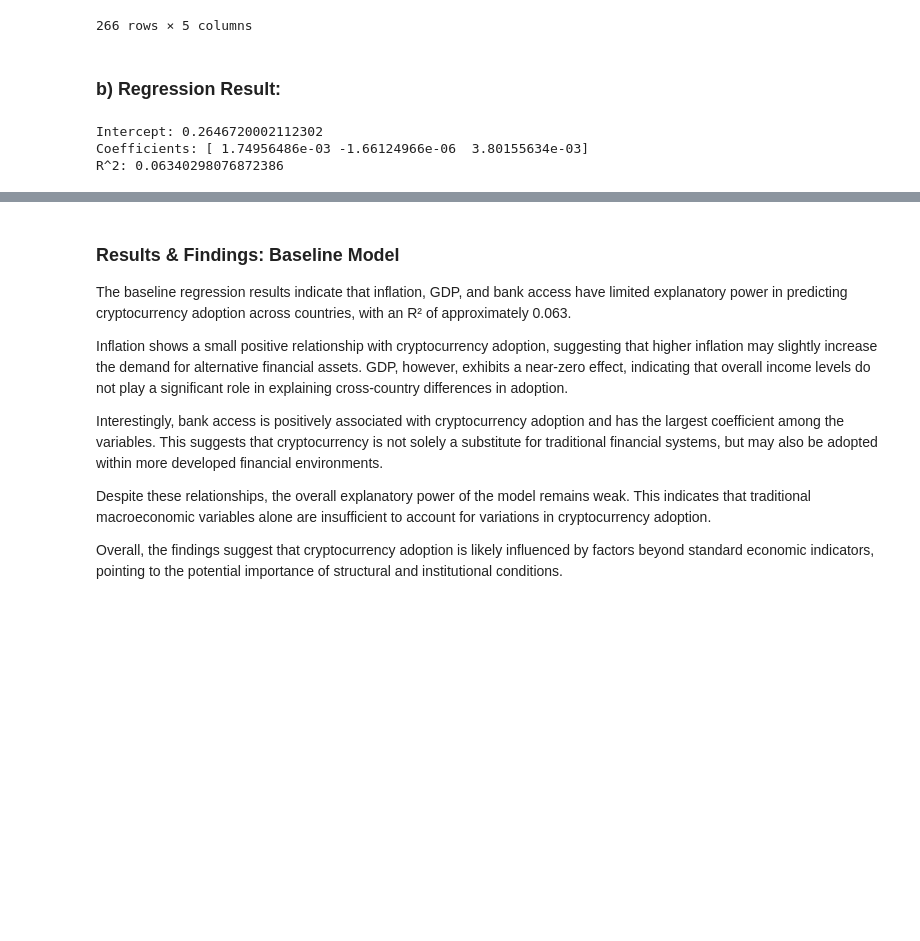
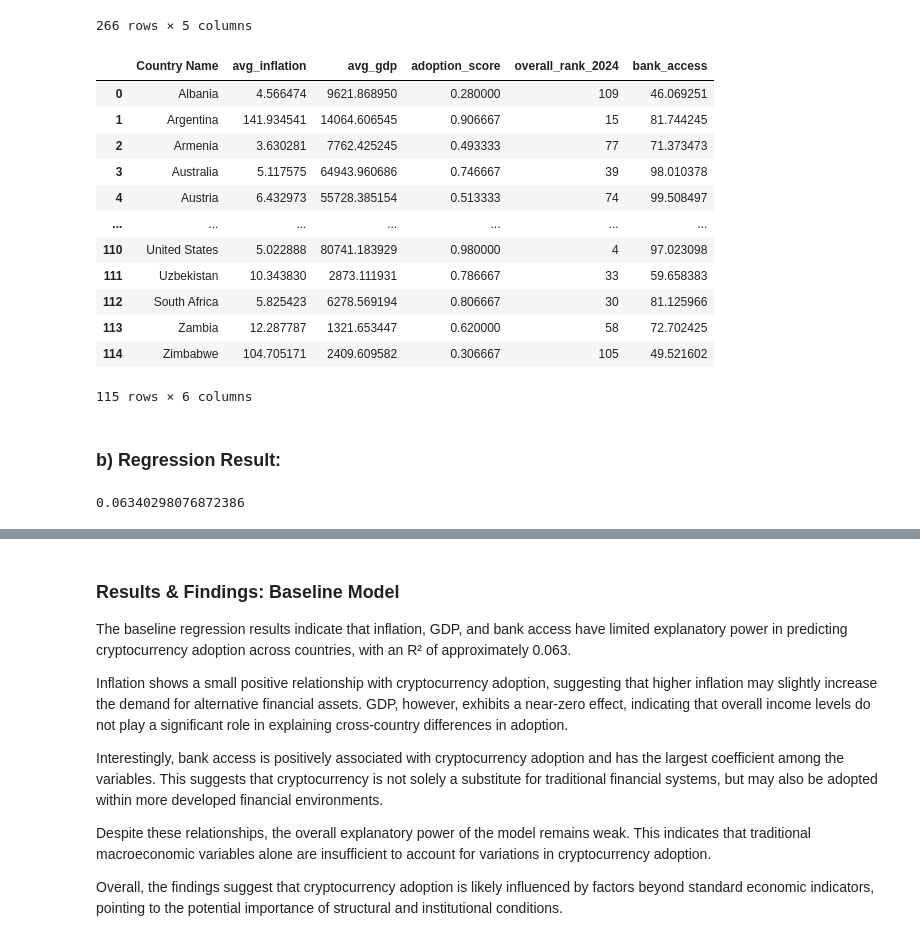
Before and after one commit to hannahgtsui/Project-DSCI-100, a Jupyter notebook: Project DSCI.ipynb, the cells around one changed output, grey strips where cells are left out. Drawn from its saved outputs; the diff is of its cells as text; code cells hidden in the pictures; blank space fills up the shorter version.

```diff
--- a/Project DSCI.ipynb
+++ b/Project DSCI.ipynb
@@ -117,47 +119,52 @@ GDP
 | 265 | Zimbabwe | 2536.400502 | 2195.224921 | 2497.203322 | 2409.609582 |
 266 rows × 5 columns
 # %%
-inflation_final = inflation[["Country Name", "avg_inflation"]].copy()
-inflation_final["Country Name"] = inflation_final["Country Name"].str.strip()
+inflation_final = inflation.loc[:, ["Country Name", "avg_inflation"]]
+crypto_final = crypto.loc[:, ["Country Name", "adoption_score", "overall_rank_2024"]]
+bank_final = bank.loc[:, ["Country Name", "bank_access"]]
+GDP_final = GDP.loc[:, ["Country Name", "avg_gdp"]]
 
-crypto["Country Name"] = crypto["Country Name"].str.strip()
+merged_all = inflation_final.merge(GDP_final, on="Country Name", how="inner") \
+                            .merge(crypto_final, on="Country Name", how="inner") \
+                            .merge(bank_final, on="Country Name", how="inner")
 
-bank = bank[["Country Name", "bank_access"]].copy()
-bank["Country Name"] = bank["Country Name"].str.strip()
-
-
-GDP = GDP[["Country Name", "avg_gdp"]].copy()
-GDP["Country Name"] = GDP["Country Name"].str.strip()
-
-
-merged_all = inflation_final.merge(GDP, on="Country Name", how="inner") \
-                            .merge(crypto, on="Country Name", how="inner") \
-                            .merge(bank, on="Country Name", how="inner")
+merged_all
+# %% [output]
+|  | Country Name | avg_inflation | avg_gdp | adoption_score | overall_rank_2024 | bank_access |
+| 0 | Albania | 4.566474 | 9621.868950 | 0.280000 | 109 | 46.069251 |
+| 1 | Argentina | 141.934541 | 14064.606545 | 0.906667 | 15 | 81.744245 |
+| 2 | Armenia | 3.630281 | 7762.425245 | 0.493333 | 77 | 71.373473 |
+| 3 | Australia | 5.117575 | 64943.960686 | 0.746667 | 39 | 98.010378 |
+| 4 | Austria | 6.432973 | 55728.385154 | 0.513333 | 74 | 99.508497 |
+| ... | ... | ... | ... | ... | ... | ... |
+| 110 | United States | 5.022888 | 80741.183929 | 0.980000 | 4 | 97.023098 |
+| 111 | Uzbekistan | 10.343830 | 2873.111931 | 0.786667 | 33 | 59.658383 |
+| 112 | South Africa | 5.825423 | 6278.569194 | 0.806667 | 30 | 81.125966 |
+| 113 | Zambia | 12.287787 | 1321.653447 | 0.620000 | 58 | 72.702425 |
+| 114 | Zimbabwe | 104.705171 | 2409.609582 | 0.306667 | 105 | 49.521602 |
+115 rows × 6 columns
 # %% [markdown]
 ### b) Regression Result:
 # %%
-baseline_data = merged_all[[
+from sklearn.pipeline import make_pipeline
+from sklearn.preprocessing import StandardScaler
+from sklearn.linear_model import LinearRegression
+
+baseline_data = merged_all.loc[:, [
     "adoption_score",
     "avg_inflation",
     "avg_gdp",
     "bank_access"
 ]].dropna()
 
-from sklearn.linear_model import LinearRegression
-
-X = baseline_data[["avg_inflation", "avg_gdp", "bank_access"]]
+X = baseline_data.loc[:, ["avg_inflation", "avg_gdp", "bank_access"]]
 y = baseline_data["adoption_score"]
 
-model = LinearRegression()
+model = make_pipeline(StandardScaler(), LinearRegression())
 model.fit(X, y)
-
-print("Intercept:", model.intercept_)
-print("Coefficients:", model.coef_)
-print("R^2:", model.score(X, y))
+model.score(X, y)
 # %% [output]
-Intercept: 0.2646720002112302
-Coefficients: [ 1.74956486e-03 -1.66124966e-06  3.80155634e-03]
-R^2: 0.06340298076872386
+0.06340298076872386
 # %%
 import pandas as pd
 import altair as alt
```
Also changed, not shown: parts of 16 cells of this notebook.
